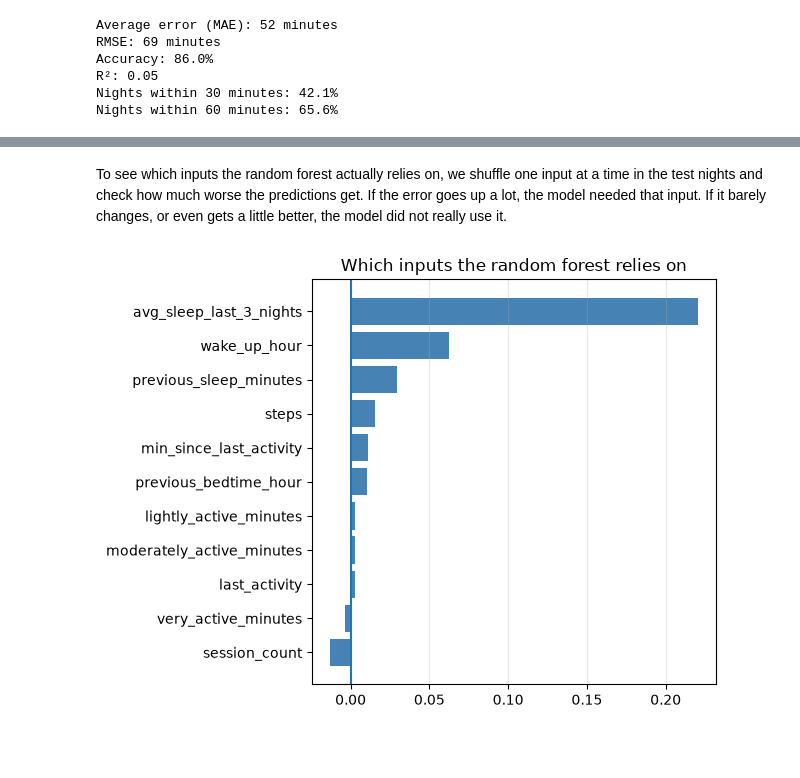
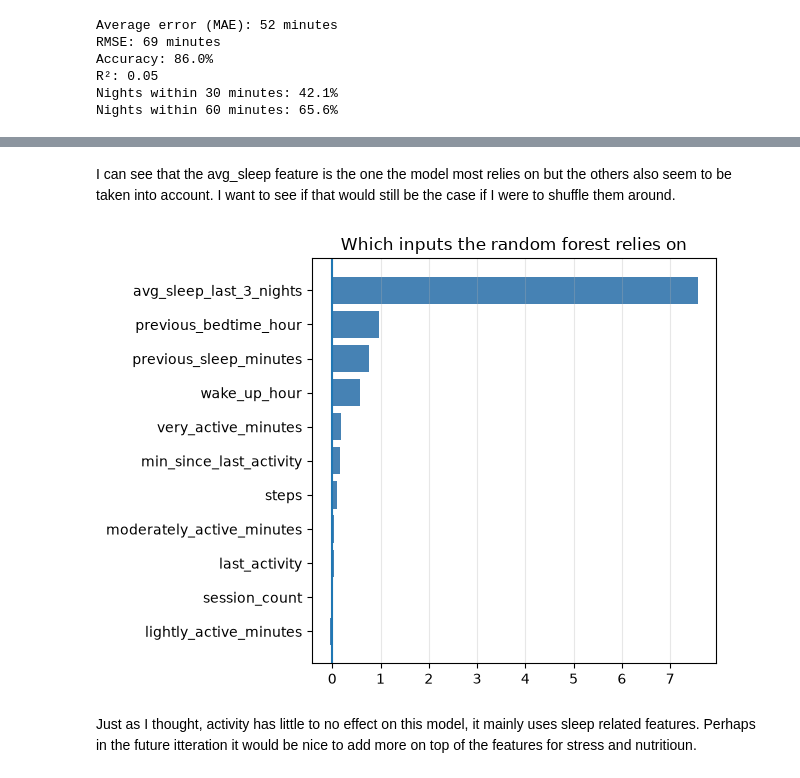
Before and after one commit to krasennnn/sleep-predictor, a Jupyter notebook: 01_explore_and_prepare_data.ipynb, the cells around one changed output, grey strips where cells are left out. Saved outputs shown, nothing was run; the diff lists cells and outputs as text; code cells hidden in the pictures; blank space fills up the shorter version.

```diff
--- a/01_explore_and_prepare_data.ipynb
+++ b/01_explore_and_prepare_data.ipynb
@@ -1117,0 +1152,9 @@ plt.show()
+# %%
+# The same random forest, but every leaf has to hold at least 20 nights.
+limited_forest = RandomForestRegressor(
+    n_estimators=300, min_samples_leaf=40, random_state=SEED, n_jobs=-1
+)
+limited_forest.fit(inputs_train, target_train)
+
+compare_train_and_test(limited_forest, "Predicted vs real sleep, at least 20 nights per leaf")
+report_scores(limited_forest, "Random forest, limited leaf size")
@@ -1142,27 +1197,29 @@ random_forest_cof.sort_values().plot.barh()
 # %% [markdown]
-To see which inputs the random forest actually relies on, we shuffle one input at a time in the test nights and check how much worse the predictions get. If the error goes up a lot, the model needed that input. If it barely changes, or even gets a little better, the model did not really use it.
+I can see that the avg_sleep feature is the one the model most relies on  but the others also seem to be taken into account. I want to see if that would still be the case if I were to shuffle them around.
 # %%
 from sklearn.inspection import permutation_importance
 
 # Shuffle each input in the test nights and measure how much the average error grows.
 importance = permutation_importance(
-    random_forest,
+    limited_forest,
     inputs_test,
     target_test,
     scoring="neg_mean_absolute_error",
     n_repeats=10,
-    random_state=23,
+    random_state=SEED,
     n_jobs=-1
 )
 input_importance = pd.Series(importance.importances_mean, index=inputs_test.columns).sort_values()
 
 fig, ax = plt.subplots()
 ax.barh(input_importance.index, input_importance.values, color="steelblue")
 ax.axvline()
 
 ax.set_title("Which inputs the random forest relies on")
 ax.grid(axis="x", alpha=0.3)
 plt.tight_layout()
 plt.show()
 # %% [output]
-[figure, old version]
+[figure, new version]
+# %% [markdown]
+Just as I thought, activity has little to no effect on this model, it mainly uses sleep related features. Perhaps in the future itteration it would be nice to add more on top of the features for stress and nutritioun.
```
Also changed, not shown: parts of 14 cells of this notebook.
